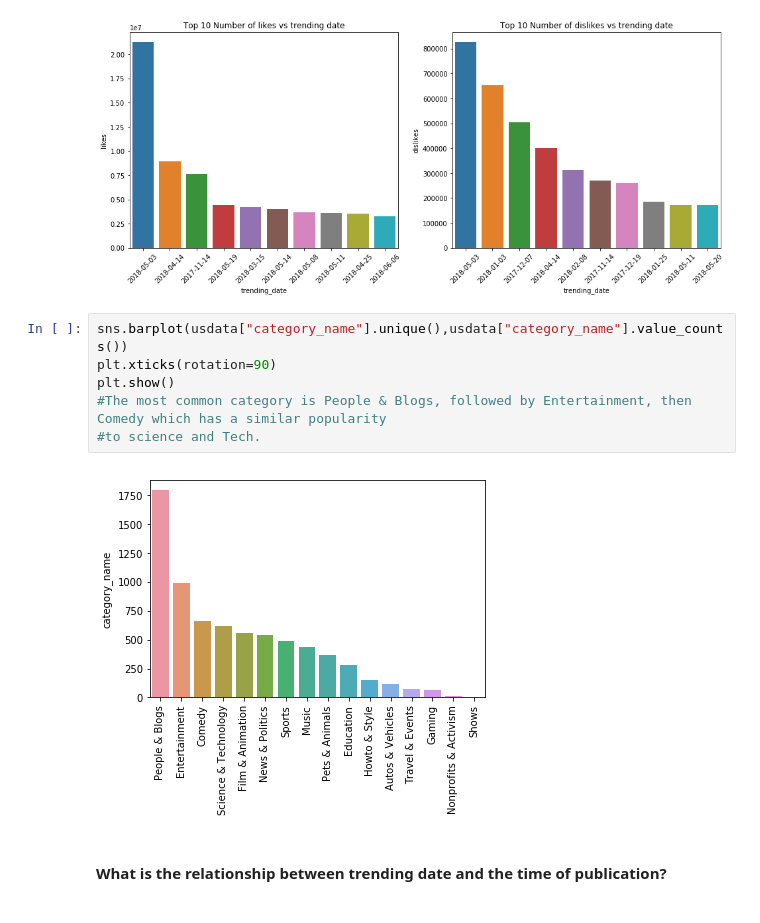
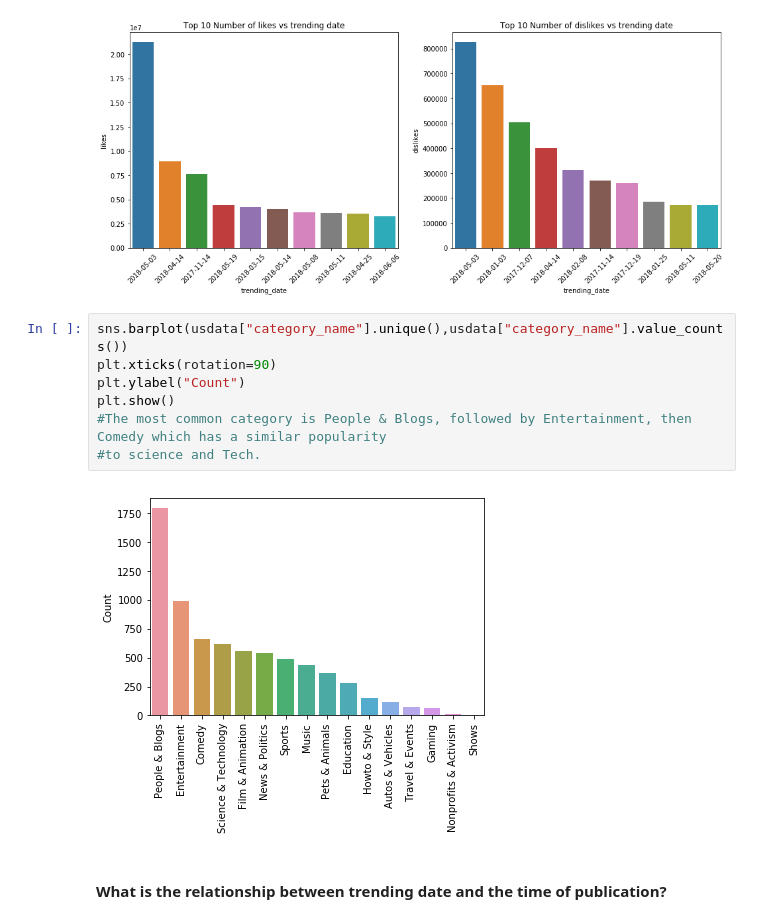
Before and after one commit to askatako/youtube, a Jupyter notebook: EDA_USA_basics.ipynb, the cells around one changed output. Cells and saved outputs as stored; diff of their text form.

```diff
--- a/EDA_USA_basics.ipynb
+++ b/EDA_USA_basics.ipynb
@@ -73,11 +101,12 @@ plt.show()
 # %%
 sns.barplot(usdata["category_name"].unique(),usdata["category_name"].value_counts())
 plt.xticks(rotation=90)
+plt.ylabel("Count")
 plt.show()
 #The most common category is People & Blogs, followed by Entertainment, then Comedy which has a similar popularity
 #to science and Tech.
 # %% [output]
-[figure, old version]
+[figure, new version]
 # %% [markdown]
 #### What is the relationship between trending date and the time of publication?
 # %%
```
Also changed, not shown: parts of 2 cells of this notebook.
